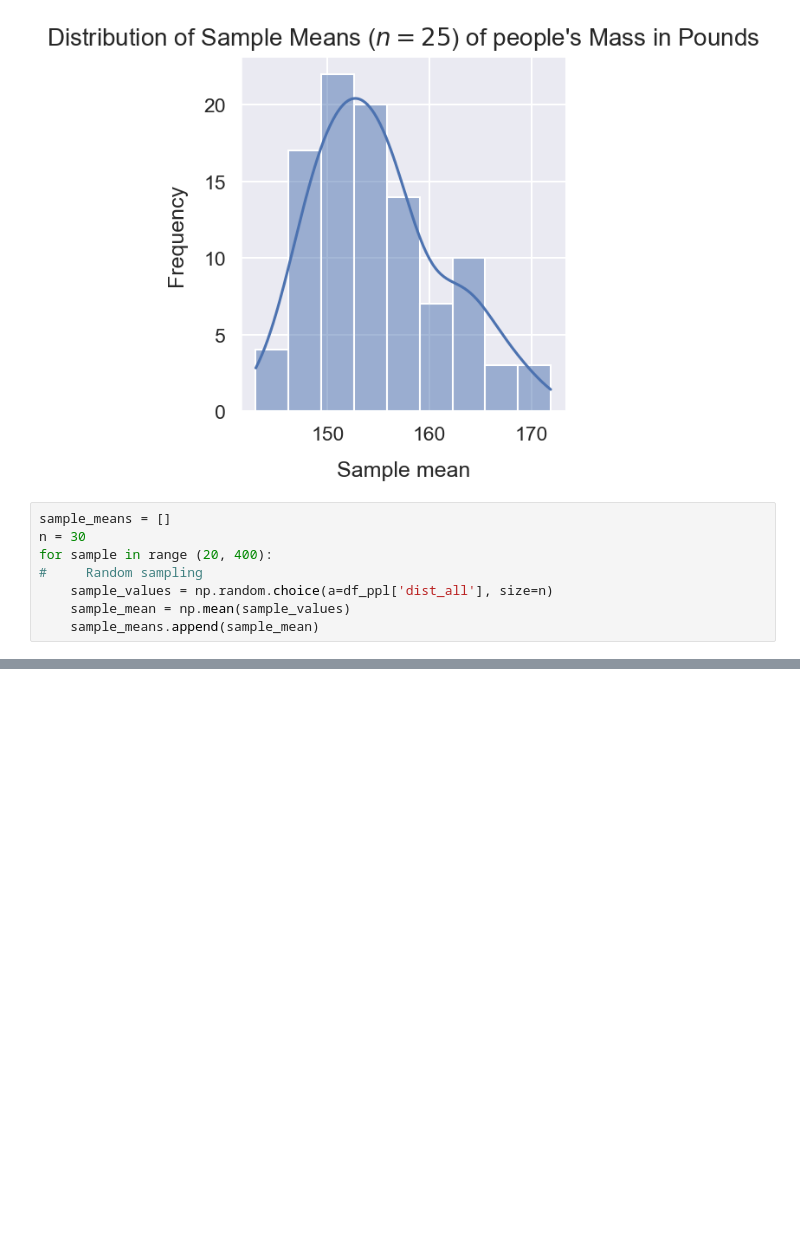
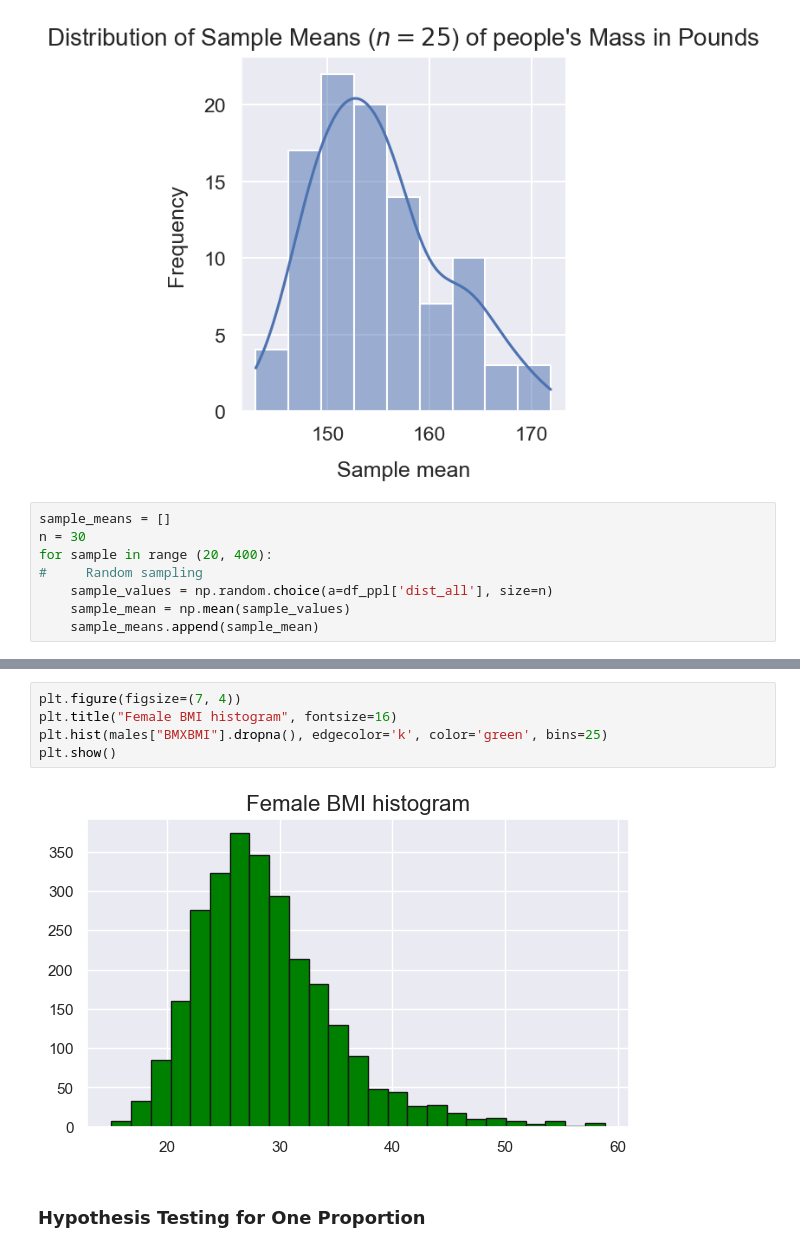
Before and after one commit to nuraln/the-data, a Jupyter notebook: pertemuan10_inferential-statistics.ipynb, the cells around one changed output, grey strips where cells are left out. Drawn from its saved outputs; the diff is of its cells as text; blank space fills up the shorter version.

Commit message:
Testing models

```diff
--- a/pertemuan10_inferential-statistics.ipynb
+++ b/pertemuan10_inferential-statistics.ipynb
@@ -340,0 +533,9 @@ np.corrcoef(sample_means)
+# %%
+plt.figure(figsize=(7, 4))
+plt.title("Female BMI histogram", fontsize=16)
+plt.hist(males["BMXBMI"].dropna(), edgecolor='k', color='green', bins=25)
+plt.show()
+# %% [output]
+[figure, added]
+# %% [markdown]
+### Hypothesis Testing for One Proportion
```
Also changed, not shown: parts of 97 cells of this notebook.
